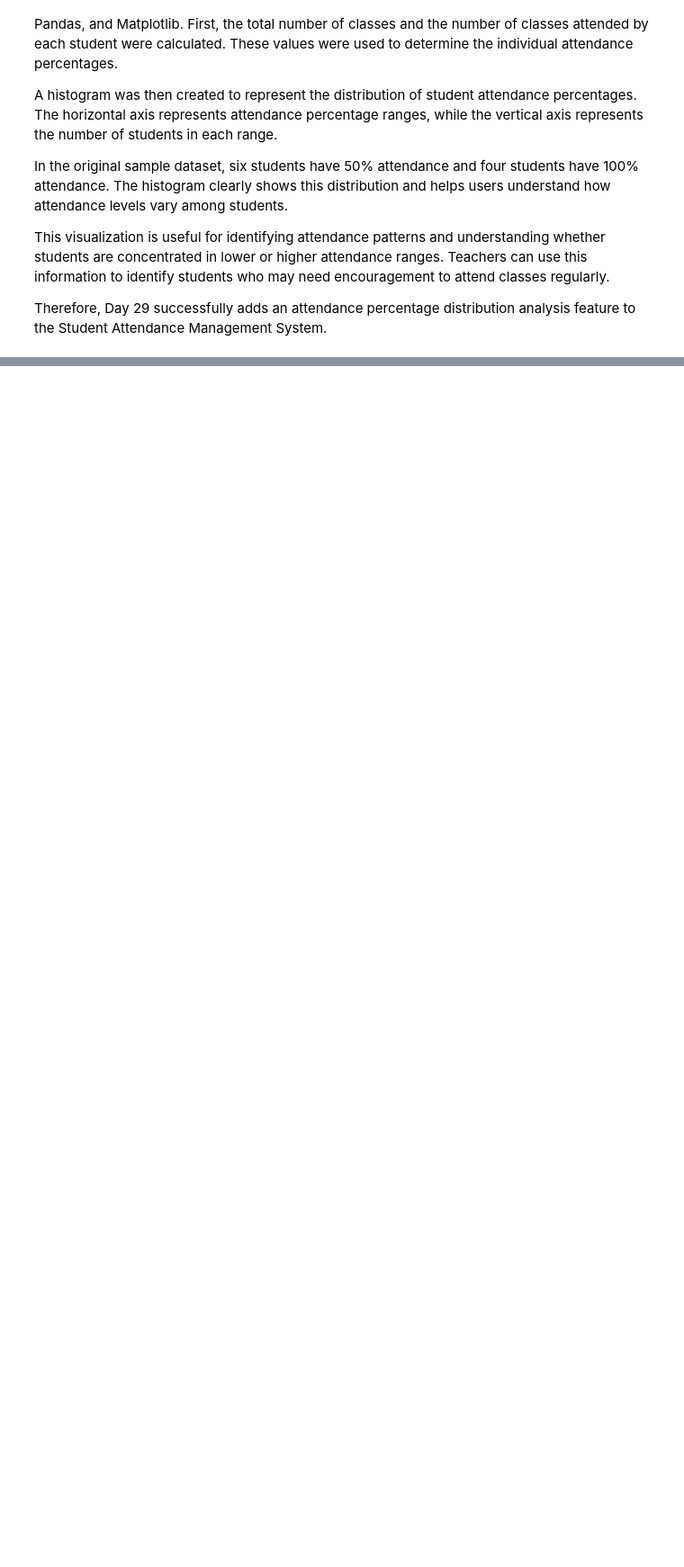
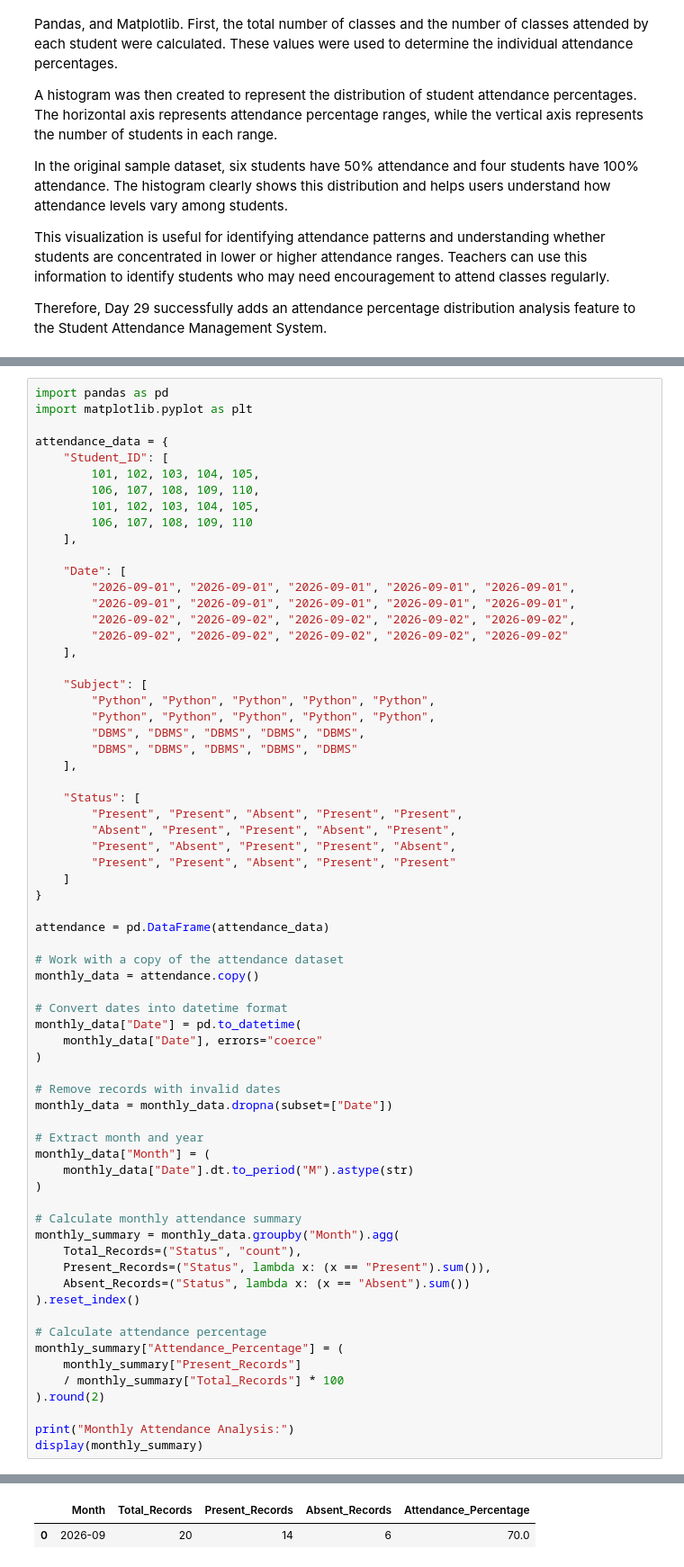
Before and after one commit to puja-200627/YBI_INTERNSHIP_PROJECTS, a Jupyter notebook: STUDENT_ATTENDANCE_MANAGEMENT_SYSTEM.ipynb, the cells around one changed output, grey strips where cells are left out. Shown at 90% size. Cells and saved outputs as stored; diff of their text form; blank space fills up the shorter version.

```diff
--- a/STUDENT_ATTENDANCE_MANAGEMENT_SYSTEM.ipynb
+++ b/STUDENT_ATTENDANCE_MANAGEMENT_SYSTEM.ipynb
@@ -3147,0 +3165,68 @@ Therefore, Day 29 successfully adds an attendance percentage distribution analys
+# %%
+import pandas as pd
+import matplotlib.pyplot as plt
+
+attendance_data = {
+    "Student_ID": [
+        101, 102, 103, 104, 105,
+        106, 107, 108, 109, 110,
+        101, 102, 103, 104, 105,
+        106, 107, 108, 109, 110
+    ],
+
+    "Date": [
+        "2026-09-01", "2026-09-01", "2026-09-01", "2026-09-01", "2026-09-01",
+        "2026-09-01", "2026-09-01", "2026-09-01", "2026-09-01", "2026-09-01",
+        "2026-09-02", "2026-09-02", "2026-09-02", "2026-09-02", "2026-09-02",
+        "2026-09-02", "2026-09-02", "2026-09-02", "2026-09-02", "2026-09-02"
+    ],
+
+    "Subject": [
+        "Python", "Python", "Python", "Python", "Python",
+        "Python", "Python", "Python", "Python", "Python",
+        "DBMS", "DBMS", "DBMS", "DBMS", "DBMS",
+        "DBMS", "DBMS", "DBMS", "DBMS", "DBMS"
+    ],
+
+    "Status": [
+        "Present", "Present", "Absent", "Present", "Present",
+        "Absent", "Present", "Present", "Absent", "Present",
+        "Present", "Absent", "Present", "Present", "Absent",
+        "Present", "Present", "Absent", "Present", "Present"
+    ]
+}
+
+attendance = pd.DataFrame(attendance_data)
+
+# Work with a copy of the attendance dataset
+monthly_data = attendance.copy()
+
+# Convert dates into datetime format
+monthly_data["Date"] = pd.to_datetime(
+    monthly_data["Date"], errors="coerce"
+)
+
+# Remove records with invalid dates
+monthly_data = monthly_data.dropna(subset=["Date"])
+
+# Extract month and year
+monthly_data["Month"] = (
+    monthly_data["Date"].dt.to_period("M").astype(str)
+)
+
+# Calculate monthly attendance summary
+monthly_summary = monthly_data.groupby("Month").agg(
+    Total_Records=("Status", "count"),
+    Present_Records=("Status", lambda x: (x == "Present").sum()),
+    Absent_Records=("Status", lambda x: (x == "Absent").sum())
+).reset_index()
+
+# Calculate attendance percentage
+monthly_summary["Attendance_Percentage"] = (
+    monthly_summary["Present_Records"]
+    / monthly_summary["Total_Records"] * 100
+).round(2)
+
+print("Monthly Attendance Analysis:")
+display(monthly_summary)
+# %% [output]
@@ -3147,0 +3234,2 @@ Therefore, Day 29 successfully adds an attendance percentage distribution analys
+|  | Month | Total_Records | Present_Records | Absent_Records | Attendance_Percentage |
+| 0 | 2026-09 | 20 | 14 | 6 | 70.0 |
```
Also changed, not shown: parts of 6 cells of this notebook.
